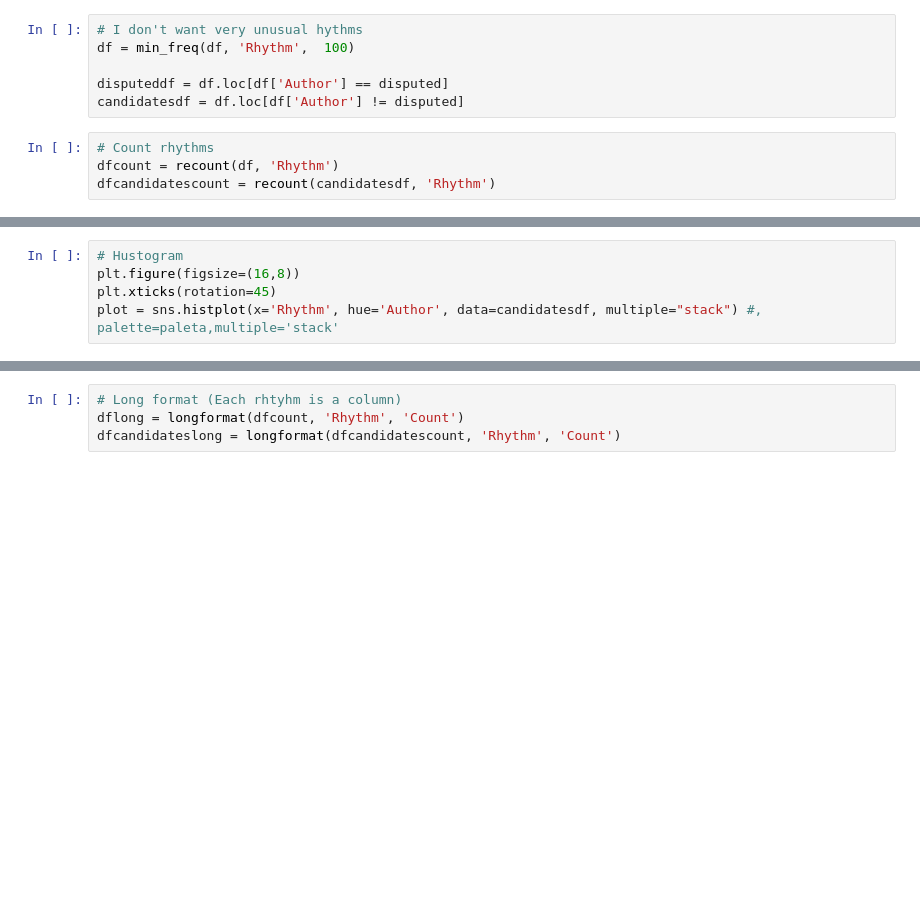
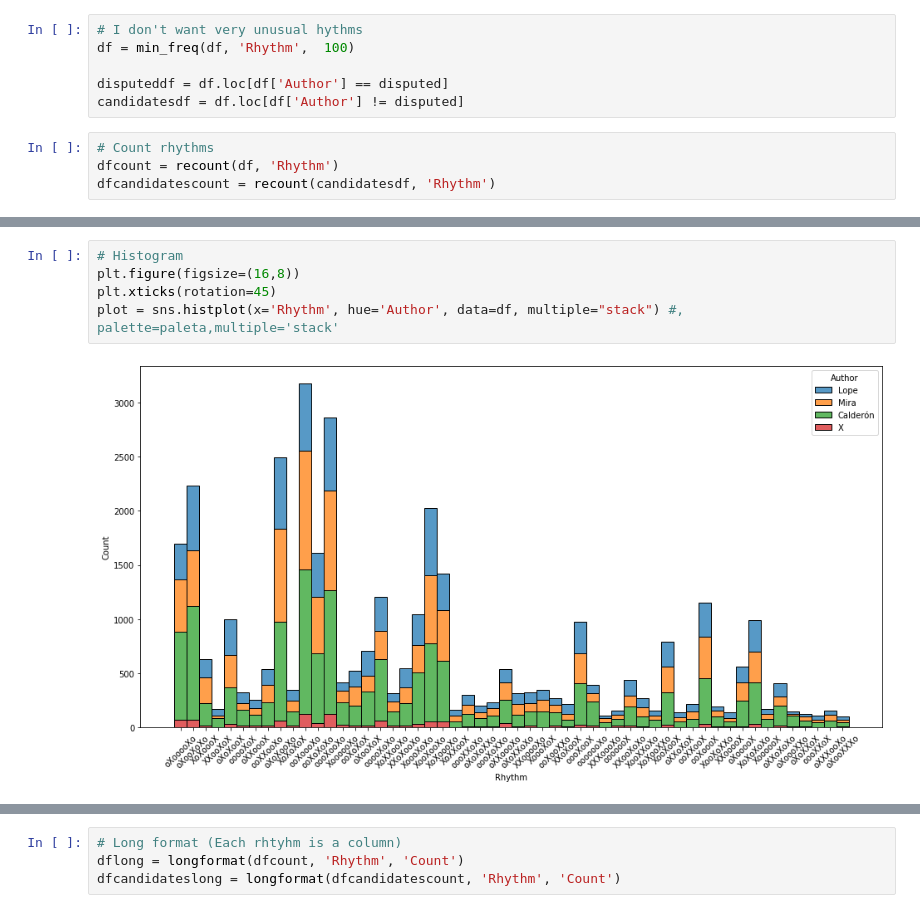
Before and after one commit to DrKroll/Computational-stylometry, a Jupyter notebook: metre/notebook.ipynb, the cells around one changed output, grey strips where cells are left out. Cells and saved outputs as stored; diff of their text form; blank space fills up the shorter version.

```diff
--- a/metre/notebook.ipynb
+++ b/metre/notebook.ipynb
@@ -254,8 +332,10 @@ dfcandidatescount = recount(candidatesdf, 'Rhythm')
 # %%
-# Hustogram
+# Histogram
 plt.figure(figsize=(16,8))
 plt.xticks(rotation=45)
-plot = sns.histplot(x='Rhythm', hue='Author', data=candidatesdf, multiple="stack") #, palette=paleta,multiple='stack'
+plot = sns.histplot(x='Rhythm', hue='Author', data=df, multiple="stack") #, palette=paleta,multiple='stack'
+# %% [output]
+[figure, added]
 # %%
 # Variance (boxes)
 plt.figure(figsize=(16,8))
```
Also changed, not shown: parts of 11 cells of this notebook, 1 other file.
